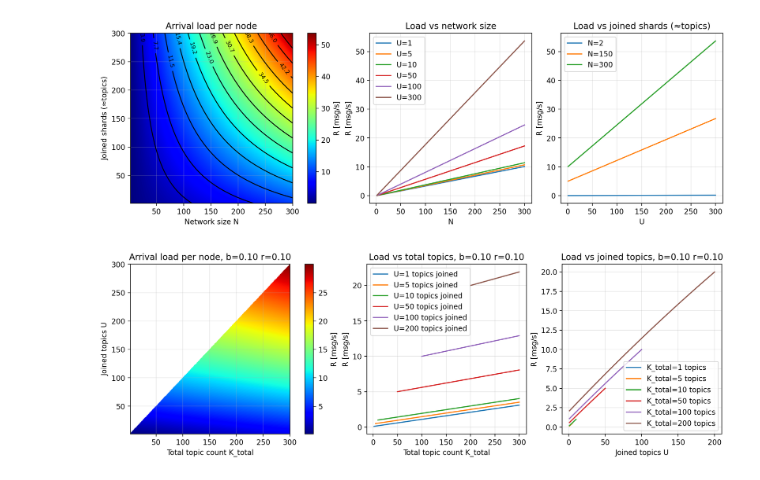
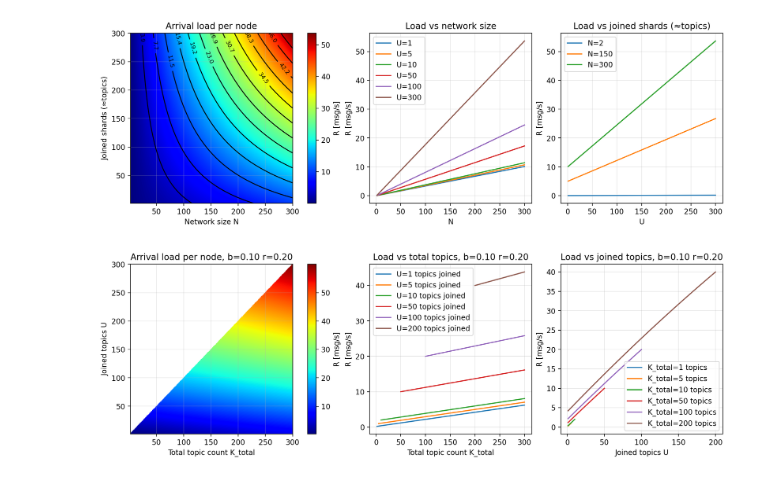
Before and after one commit to OpenCyphal-Garage/cy, a Jupyter notebook: model/gossip_propagation.ipynb, the cells around one changed output. Cells and saved outputs as stored; diff of their text form; code cells hidden in the pictures.

```diff
--- a/model/gossip_propagation.ipynb
+++ b/model/gossip_propagation.ipynb
@@ -689,7 +689,7 @@ def sharded_multicast_gossip_nodewise_arrival_load(N, U, G=1984, b=1/30, r=1.0):
     """
     return (N - 1) * r * (b + (1 - b) * U / G)
 
-def sharded_multicast_gossip_topicwise_arrival_load(K_total: int, U: int, m_bar=1e9, G=1984, b=0.1, r=0.1) -> float:
+def sharded_multicast_gossip_topicwise_arrival_load(K_total: int, U: int, m_bar=1e9, G=1984, b=0.1, r=0.2) -> float:
     """
     Approximate mean gossip arrival rate at node x in messages/second using the by-topic gossip rate model.
 
@@ -777,7 +777,7 @@ plot_sharded_multicast_gossip_nodewise_arrival_load(N_max=300, U_max=300)
 # %% [output]
 [figure]
 # %%
-def plot_sharded_multicast_gossip_topicwise_arrival_load(K_total_max, U_max, b=0.1, r=1/10):
+def plot_sharded_multicast_gossip_topicwise_arrival_load(K_total_max, U_max, b=0.1, r=0.2):
     model = lambda K_total, U: sharded_multicast_gossip_topicwise_arrival_load(K_total=K_total, U=U, b=b, r=r)
     options = f"{b=:.2f} {r=:.2f}"
     K_totals = np.arange(2, K_total_max + 1)
@@ -807,31 +807,31 @@ def plot_sharded_multicast_gossip_topicwise_arrival_load(K_total_max, U_max, b=0
     cbar.set_label("R [msg/s]")
 
     # R vs K_total for several U
     ax = axes[1]
     for U in [1, 5, 10, 50, 100, 200, 300]:
         if U < U_max:
             y = [model(K_total=int(K), U=int(U)) for K in K_totals]
             ax.plot(K_totals, y, label=f"{U=} topics joined")
     ax.set_title(f"Load vs total topics, {options}")
     ax.set_xlabel("Total topic count K_total")
     ax.set_ylabel("R [msg/s]")
     ax.grid(True, alpha=0.3)
     ax.legend()
 
     # R vs U for several K_total
     ax = axes[2]
     for K in [1, 5, 10, 50, 100, 200, 300]:
         if K < K_total_max:
             y = [model(K_total=int(K), U=int(U)) for U in U_values]
             ax.plot(U_values, y, label=f"K_total={int(K)} topics")
     ax.set_title(f"Load vs joined topics, {options}")
     ax.set_xlabel("Joined topics U")
     ax.set_ylabel("R [msg/s]")
     ax.grid(True, alpha=0.3)
     ax.legend()
 
     plt.show()
 
 plot_sharded_multicast_gossip_topicwise_arrival_load(K_total_max=300, U_max=300)
 # %% [output]
-[figure, old version]
+[figure, new version]
```
Also changed, not shown: parts of 1 cell of this notebook.
